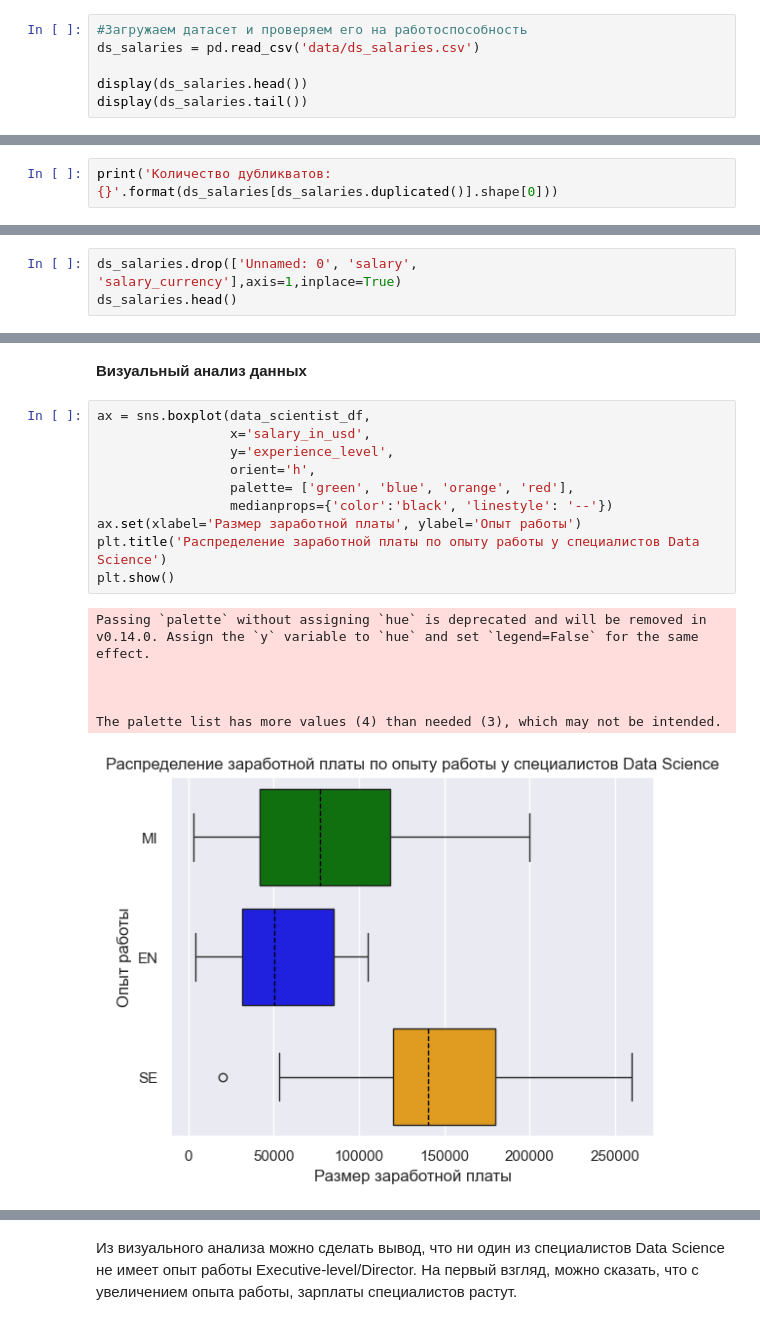
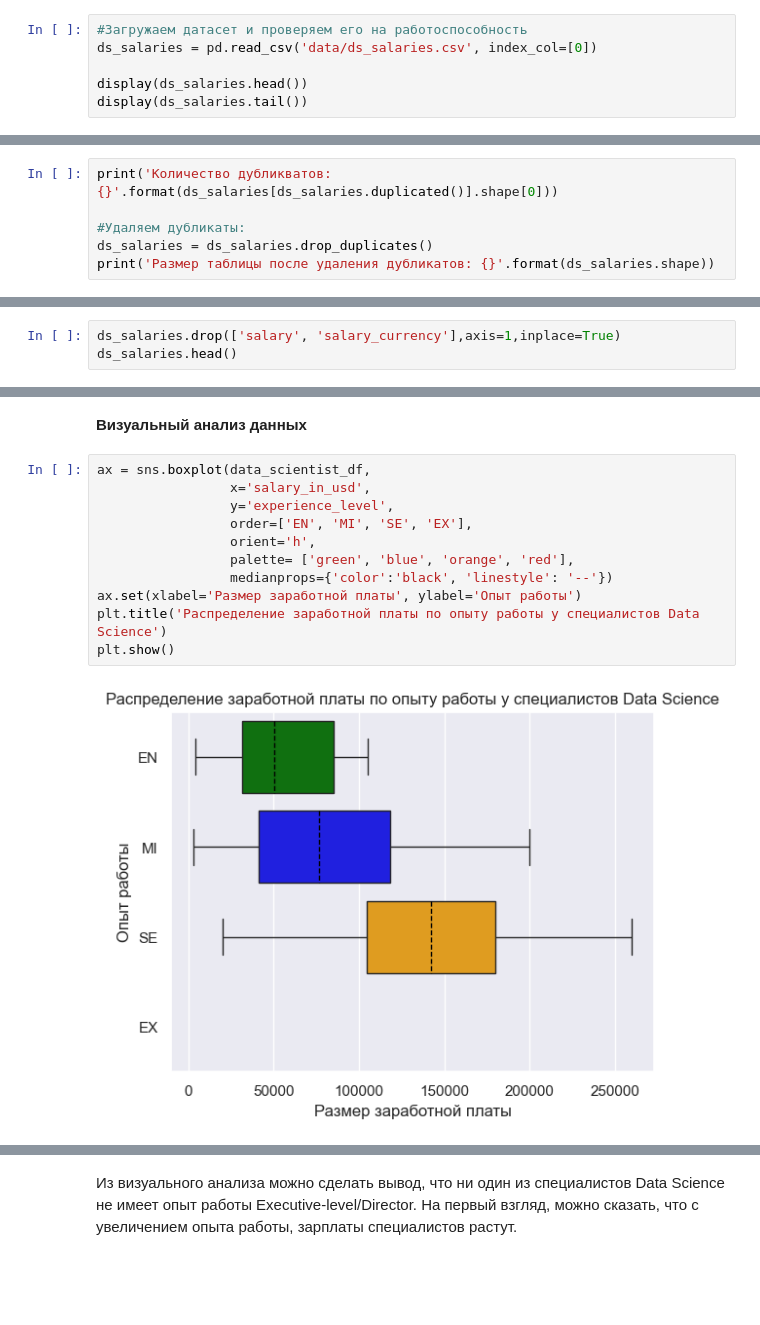
Before and after one commit to ret4ed/Sf_DS_game_1, a Jupyter notebook: Skillfactory/EDA_4_Статистические тесты/Практика. Исследование данных HR-агенства.ipynb, the cells around one changed output, grey strips where cells are left out. Cells and saved outputs as stored; diff of their text form; blank space fills up the shorter version.

```diff
--- a/Skillfactory/EDA_4_Статистические тесты/Практика. Исследование данных HR-агенства.ipynb
+++ b/Skillfactory/EDA_4_Статистические тесты/Практика. Исследование данных HR-агенства.ipynb
@@ -69,6 +74,6 @@ sns.set_palette("Set2")
 # %%
 #Загружаем датасет и проверяем его на работоспособность
-ds_salaries = pd.read_csv('data/ds_salaries.csv')
+ds_salaries = pd.read_csv('data/ds_salaries.csv', index_col=[0])
 
 display(ds_salaries.head())
 display(ds_salaries.tail())
@@ -122,4 +126,8 @@ memory usage: 57.0+ KB
 Проверим данные на наличие полных дубликатов:
 # %%
 print('Количество дубликватов: {}'.format(ds_salaries[ds_salaries.duplicated()].shape[0]))
+
+#Удаляем дубликаты:
+ds_salaries = ds_salaries.drop_duplicates()
+print('Размер таблицы после удаления дубликатов: {}'.format(ds_salaries.shape))
 # %% [output]
@@ -127,7 +136,7 @@ print('Количество дубликватов: {}'.format(ds_salaries[ds_sa
 # %% [markdown]
 Удалим неинформативные признаки:
 # %%
-ds_salaries.drop(['Unnamed: 0', 'salary', 'salary_currency'],axis=1,inplace=True)
+ds_salaries.drop(['salary', 'salary_currency'],axis=1,inplace=True)
 ds_salaries.head()
 # %% [output]
 |  | work_year | experience_level | employment_type | job_title | salary_in_usd | employee_residence | ... |
@@ -827,20 +835,16 @@ data_scientist_df = ds_salaries[ds_salaries['job_title'] == 'Data Scientist']
 # %%
 ax = sns.boxplot(data_scientist_df,
                  x='salary_in_usd',
                  y='experience_level',
+                 order=['EN', 'MI', 'SE', 'EX'],
                  orient='h',
                  palette= ['green', 'blue', 'orange', 'red'],
                  medianprops={'color':'black', 'linestyle': '--'})
 ax.set(xlabel='Размер заработной платы', ylabel='Опыт работы')
 plt.title('Распределение заработной платы по опыту работы у специалистов Data Science')
 plt.show()
 # %% [output]
-Passing `palette` without assigning `hue` is deprecated and will be removed in v0.14.0. Assign the `y` variable to `hue` and set `legend=False` for the same effect.
-
-
-
-The palette list has more values (4) than needed (3), which may not be intended.
-[figure, old version]
+[figure, new version]
 # %%
 data_agg = data_scientist_df.groupby('experience_level')['salary_in_usd'].describe().round(2)
 print('Заработная плата в зависимости от опыта работы у специалистов Data Science')
```
Also changed, not shown: parts of 31 cells of this notebook.
